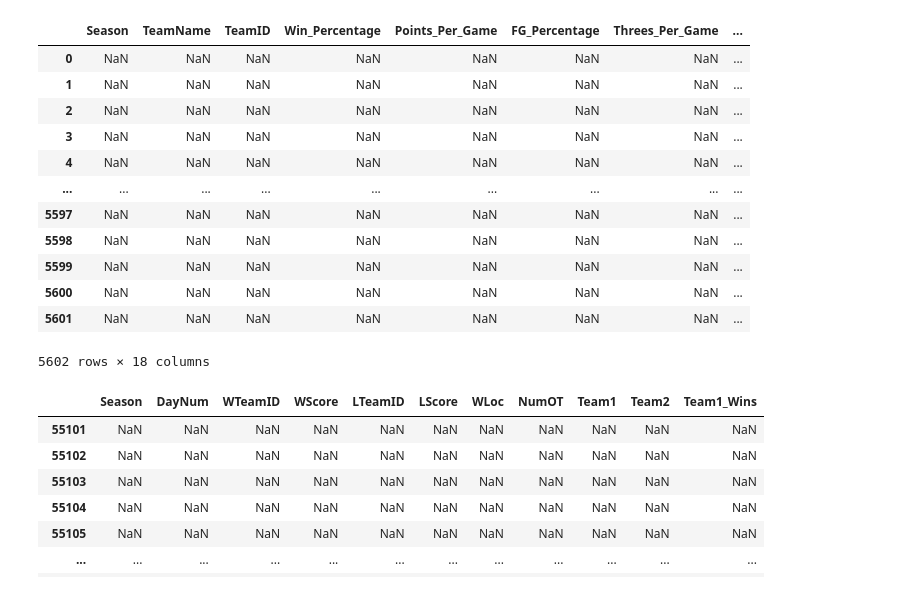
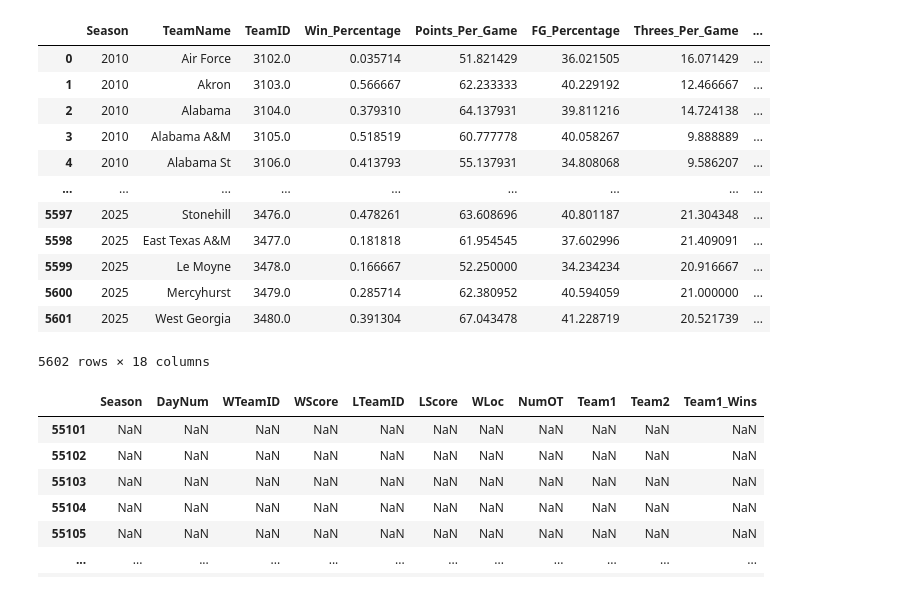
Before and after one commit to alexreid-14/March_ML_Mania_2025, a Jupyter notebook: preprocessing/ml/womens_ml_preprocessing.ipynb, the cells around one changed output. Drawn from its saved outputs; the diff is of its cells as text; code cells hidden in the pictures.

```diff
--- a/preprocessing/ml/womens_ml_preprocessing.ipynb
+++ b/preprocessing/ml/womens_ml_preprocessing.ipynb
@@ -6,20 +6,20 @@ from pathlib import Path
 # %%
 
 stats_summary = pd.read_csv('../../data/preprocessing/womens_summary_season_data.csv')
-stats_summary[stats_summary.isnull()]
+stats_summary
 # %% [output]
 |  | Season | TeamName | TeamID | Win_Percentage | Points_Per_Game | FG_Percentage | Threes_Per_Game | ... |
-| 0 | NaN | NaN | NaN | NaN | NaN | NaN | NaN | ... |
-| 1 | NaN | NaN | NaN | NaN | NaN | NaN | NaN | ... |
-| 2 | NaN | NaN | NaN | NaN | NaN | NaN | NaN | ... |
-| 3 | NaN | NaN | NaN | NaN | NaN | NaN | NaN | ... |
-| 4 | NaN | NaN | NaN | NaN | NaN | NaN | NaN | ... |
+| 0 | 2010 | Air Force | 3102.0 | 0.035714 | 51.821429 | 36.021505 | 16.071429 | ... |
+| 1 | 2010 | Akron | 3103.0 | 0.566667 | 62.233333 | 40.229192 | 12.466667 | ... |
+| 2 | 2010 | Alabama | 3104.0 | 0.379310 | 64.137931 | 39.811216 | 14.724138 | ... |
+| 3 | 2010 | Alabama A&M | 3105.0 | 0.518519 | 60.777778 | 40.058267 | 9.888889 | ... |
+| 4 | 2010 | Alabama St | 3106.0 | 0.413793 | 55.137931 | 34.808068 | 9.586207 | ... |
 | ... | ... | ... | ... | ... | ... | ... | ... | ... |
-| 5597 | NaN | NaN | NaN | NaN | NaN | NaN | NaN | ... |
-| 5598 | NaN | NaN | NaN | NaN | NaN | NaN | NaN | ... |
-| 5599 | NaN | NaN | NaN | NaN | NaN | NaN | NaN | ... |
-| 5600 | NaN | NaN | NaN | NaN | NaN | NaN | NaN | ... |
-| 5601 | NaN | NaN | NaN | NaN | NaN | NaN | NaN | ... |
+| 5597 | 2025 | Stonehill | 3476.0 | 0.478261 | 63.608696 | 40.801187 | 21.304348 | ... |
+| 5598 | 2025 | East Texas A&M | 3477.0 | 0.181818 | 61.954545 | 37.602996 | 21.409091 | ... |
+| 5599 | 2025 | Le Moyne | 3478.0 | 0.166667 | 52.250000 | 34.234234 | 20.916667 | ... |
+| 5600 | 2025 | Mercyhurst | 3479.0 | 0.285714 | 62.380952 | 40.594059 | 21.000000 | ... |
+| 5601 | 2025 | West Georgia | 3480.0 | 0.391304 | 67.043478 | 41.228719 | 20.521739 | ... |
 5602 rows × 18 columns
 # %%
 ## Add team metrics to regular season games to create dataset for supervised ML model
```
Also changed, not shown: 8 other files.
